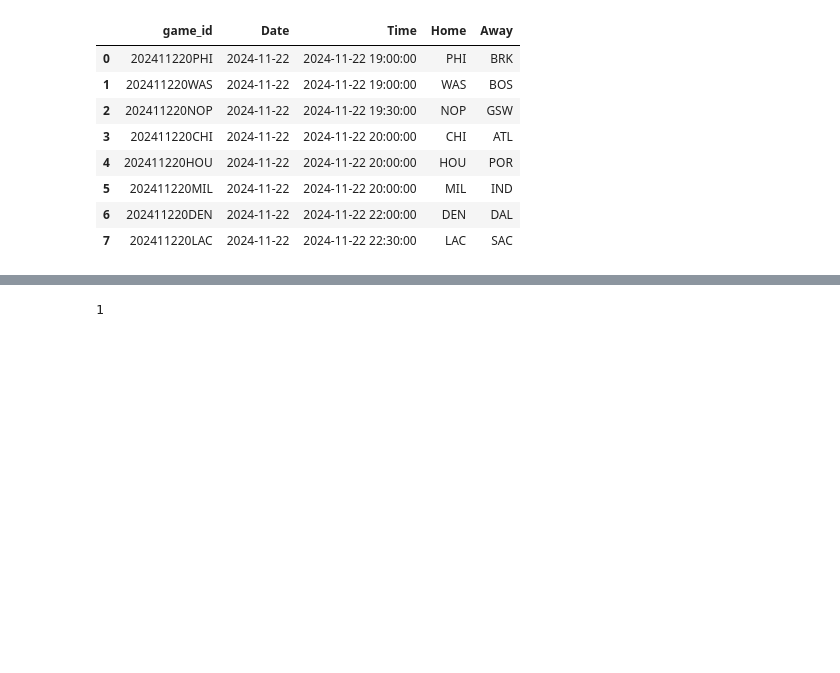
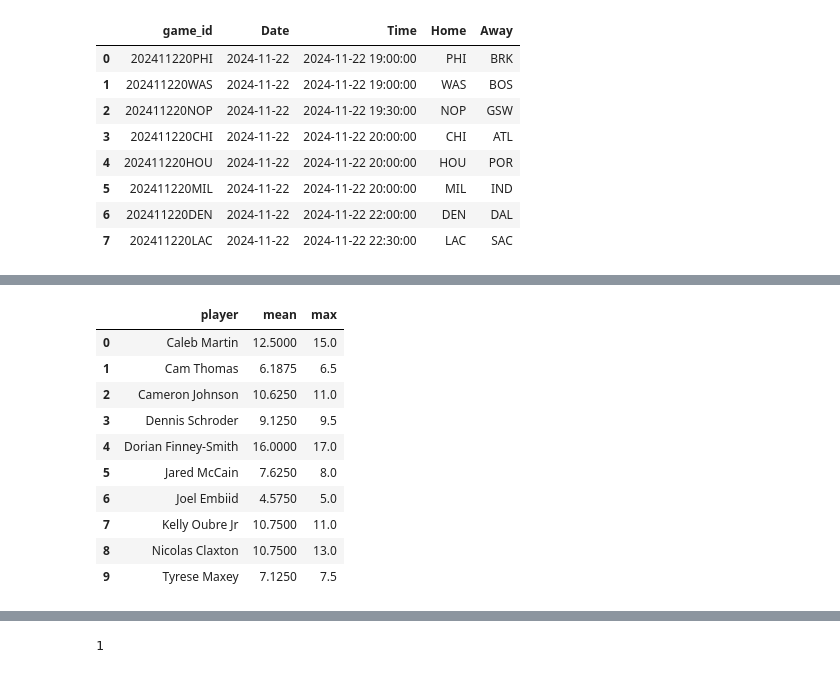
Before and after one commit to martinbog19/LeFirstBasket, a Jupyter notebook: starting_lineups.ipynb, the cells around one changed output, grey strips where cells are left out. Cells and saved outputs as stored; diff of their text form; code cells hidden in the pictures; blank space fills up the shorter version.

```diff
--- a/starting_lineups.ipynb
+++ b/starting_lineups.ipynb
@@ -158,0 +149,21 @@ pd.merge(games, events[['game_id', 'event_id', 'home_team', 'away_team']],
+# %%
+odds_response = requests.get(f'https://api.the-odds-api.com/v4/sports/basketball_nba/events/{eventId}/odds',
+                             params = {'apiKey': api_key,
+                                       'regions': 'us',
+                                       'markets': 'player_first_basket',
+                                       'oddsFormat': 'decimal'})
+# %%
+odds_df = []
+for odd in odds_response.json()['bookmakers']:
+
+    df = (
+    pd.DataFrame(odd['markets'][0]['outcomes'])
+    .rename(columns = {'description': 'player', 'price': 'decimal_odds'})
+    .drop(columns = 'name')
+    )
+    df['bookmaker'] = odd['key']
+    df['update_time'] = odd['markets'][0]['last_update']
+
+    odds_df.append(df)
+# %%
+odds = pd.concat(odds_df).sort_values(['player', 'decimal_odds']).reset_index(drop = True)
@@ -158,0 +172,15 @@ pd.merge(games, events[['game_id', 'event_id', 'home_team', 'away_team']],
+# %%
+best_odds = odds.groupby('player').agg({'decimal_odds': ['mean', 'max']})
+best_odds['decimal_odds'].reset_index()
+# %% [output]
+|  | player | mean | max |
+| 0 | Caleb Martin | 12.5000 | 15.0 |
+| 1 | Cam Thomas | 6.1875 | 6.5 |
+| 2 | Cameron Johnson | 10.6250 | 11.0 |
+| 3 | Dennis Schroder | 9.1250 | 9.5 |
+| 4 | Dorian Finney-Smith | 16.0000 | 17.0 |
+| 5 | Jared McCain | 7.6250 | 8.0 |
+| 6 | Joel Embiid | 4.5750 | 5.0 |
+| 7 | Kelly Oubre Jr | 10.7500 | 11.0 |
+| 8 | Nicolas Claxton | 10.7500 | 13.0 |
+| 9 | Tyrese Maxey | 7.1250 | 7.5 |
```
Also changed, not shown: parts of 6 cells of this notebook.
